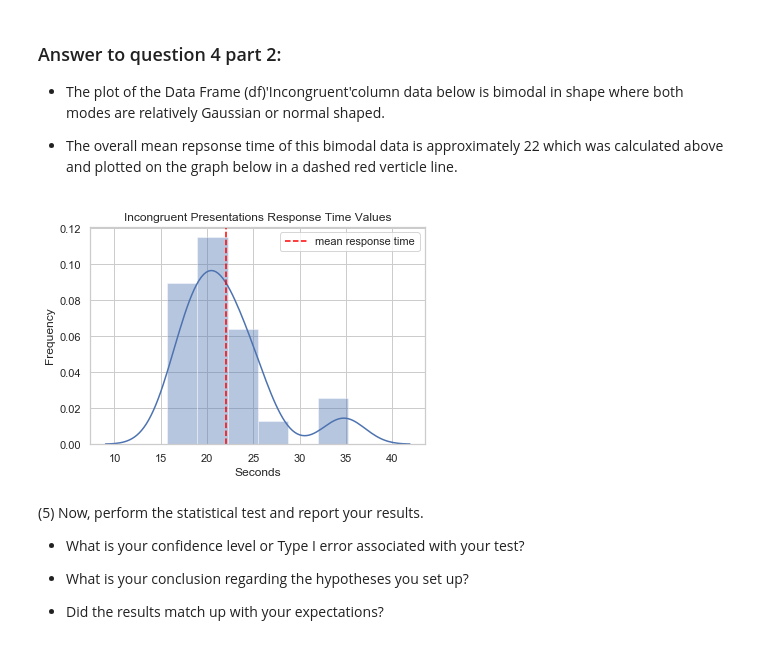
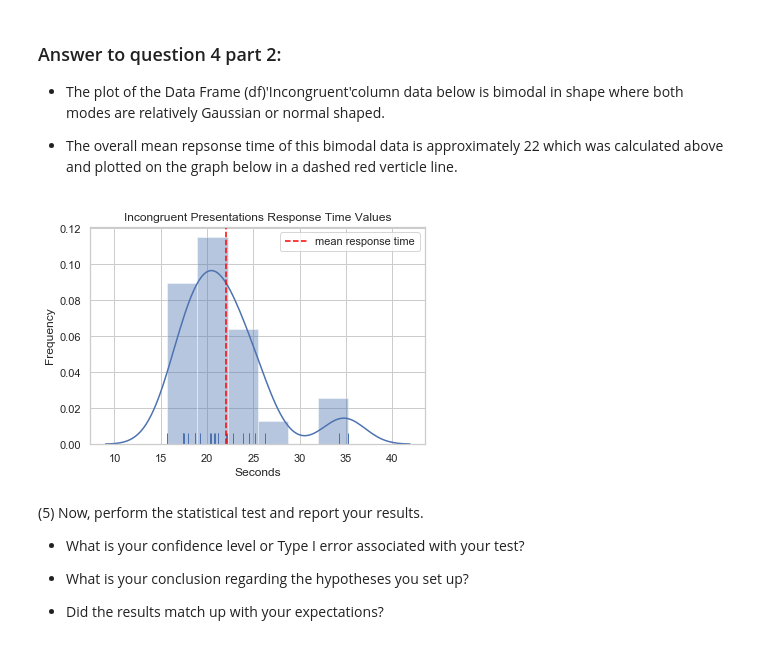
Before and after one commit to jcwalmsley/Test-a-Perceptual-Phenomenom, a Jupyter notebook: Test a Perceptual Phenomenon.ipynb, the cells around one changed output. Drawn from its saved outputs; the diff is of its cells as text; code cells hidden in the pictures.

```diff
--- a/Test a Perceptual Phenomenon.ipynb
+++ b/Test a Perceptual Phenomenon.ipynb
@@ -112,18 +135,18 @@ plot.show()
 # %%
 # apply plot background style
 sns.set(style="whitegrid");
 
-# plot the distribution of the Incongruent Presentations variable
-sns.distplot(df['Incongruent'])
+# plot the distribution of the Incongruent Presentations values and the mean response time
+sns.distplot(df['Incongruent'],rug='True')
 plot.axvline(x = round(df['Incongruent'].mean(),0),linestyle='dashed',color = 'red',label='mean response time')
 plot.title('Incongruent Presentations Response Time Values')
 plot.xlabel('Seconds')
 plot.ylabel('Frequency')
 plot.legend()
 plot.show()
 #
 # %% [output]
-[figure, old version]
+[figure, new version]
 # %% [markdown]
 (5)  Now, perform the statistical test and report your results.
 
```
Also changed, not shown: parts of 7 cells of this notebook.
